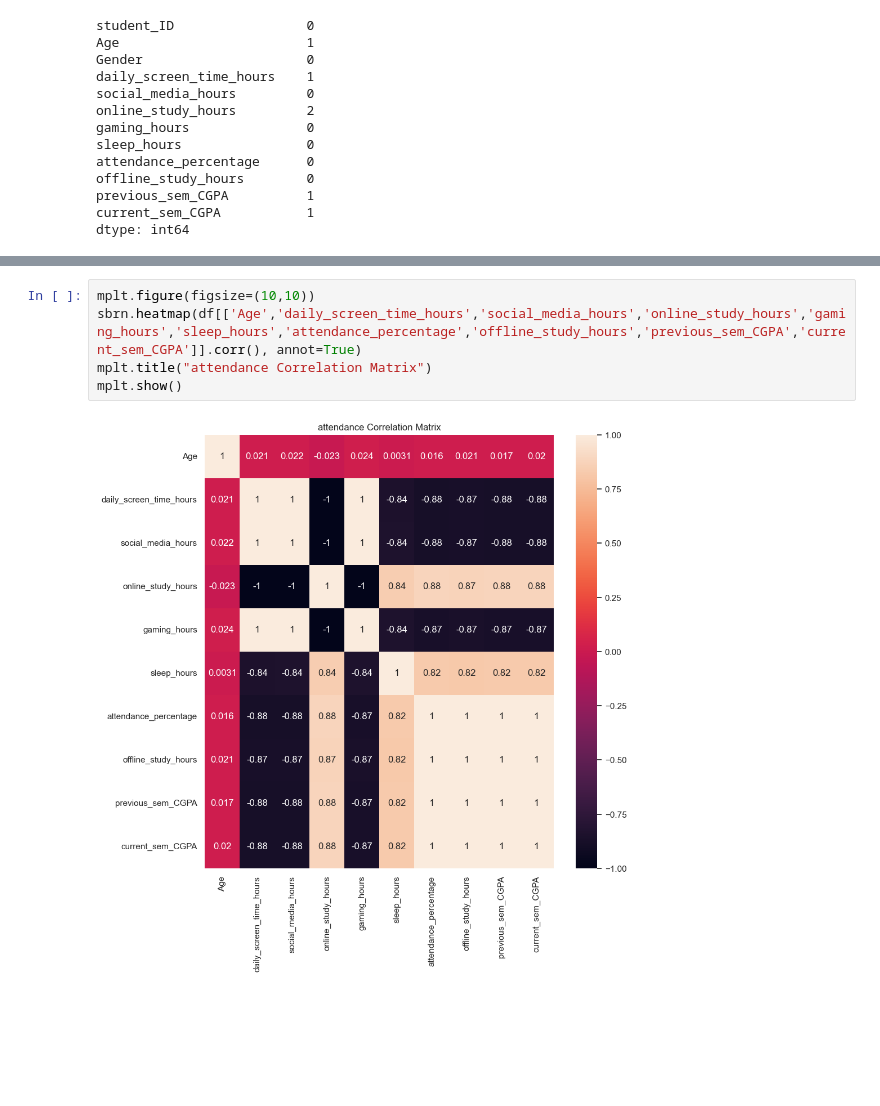
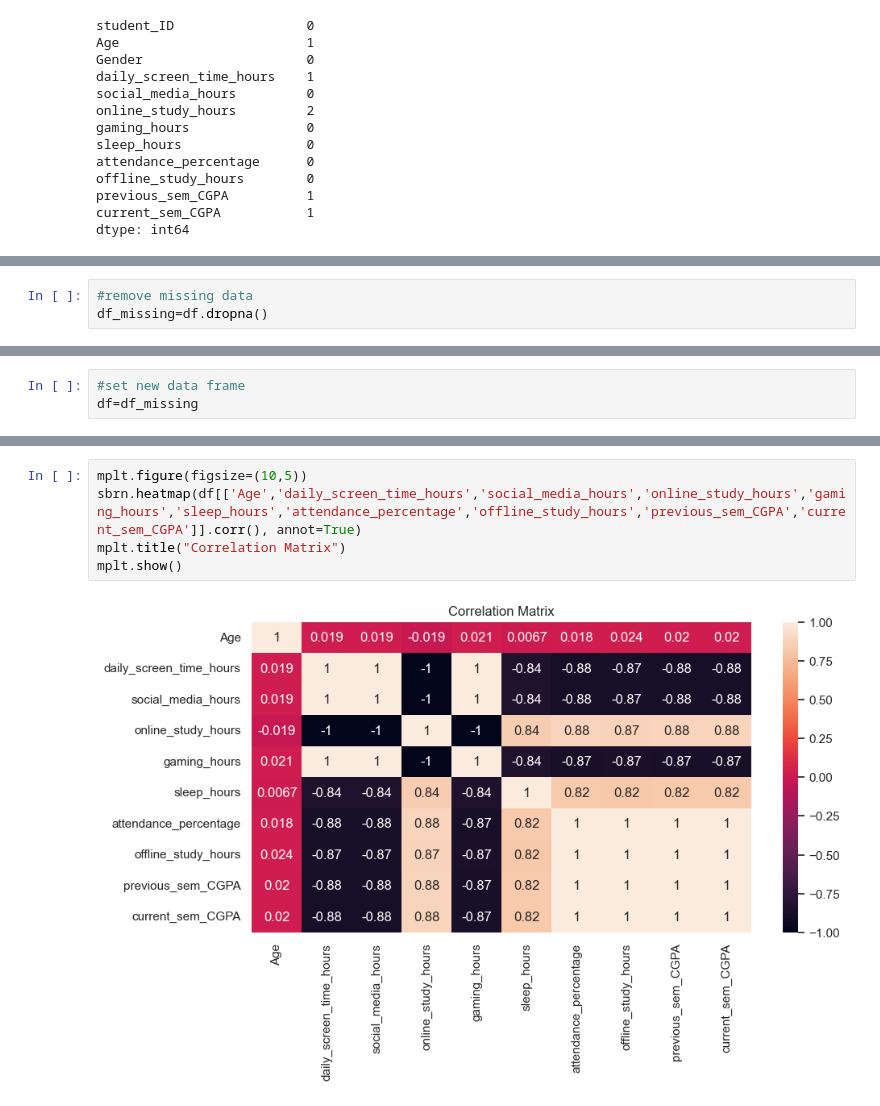
Before and after one commit to ASD-AlG/MACHINE-LEARNING-LAB, a Jupyter notebook: display.ipynb, the cells around one changed output, grey strips where cells are left out. Drawn from its saved outputs; the diff is of its cells as text; blank space fills up the shorter version.

```diff
--- a/display.ipynb
+++ b/display.ipynb
@@ -143,0 +171,3 @@ df.describe()
+# %%
+#remove missing data
+df_missing=df.dropna()
@@ -144,3 +198,6 @@ df.describe()
+# %%
+#set new data frame
+df=df_missing
 # %%
 mplt.figure(figsize=(8,5))
 sbrn.histplot(df['Age'], bins=9)
@@ -336,7 +393,7 @@ mplt.show()
 # %%
-mplt.figure(figsize=(10,10))
+mplt.figure(figsize=(10,5))
 sbrn.heatmap(df[['Age','daily_screen_time_hours','social_media_hours','online_study_hours','gaming_hours','sleep_hours','attendance_percentage','offline_study_hours','previous_sem_CGPA','current_sem_CGPA']].corr(), annot=True)
-mplt.title("attendance Correlation Matrix")
+mplt.title("Correlation Matrix")
 mplt.show()
 # %% [output]
-[figure, old version]
+[figure, new version]
```
Also changed, not shown: parts of 39 cells of this notebook.
